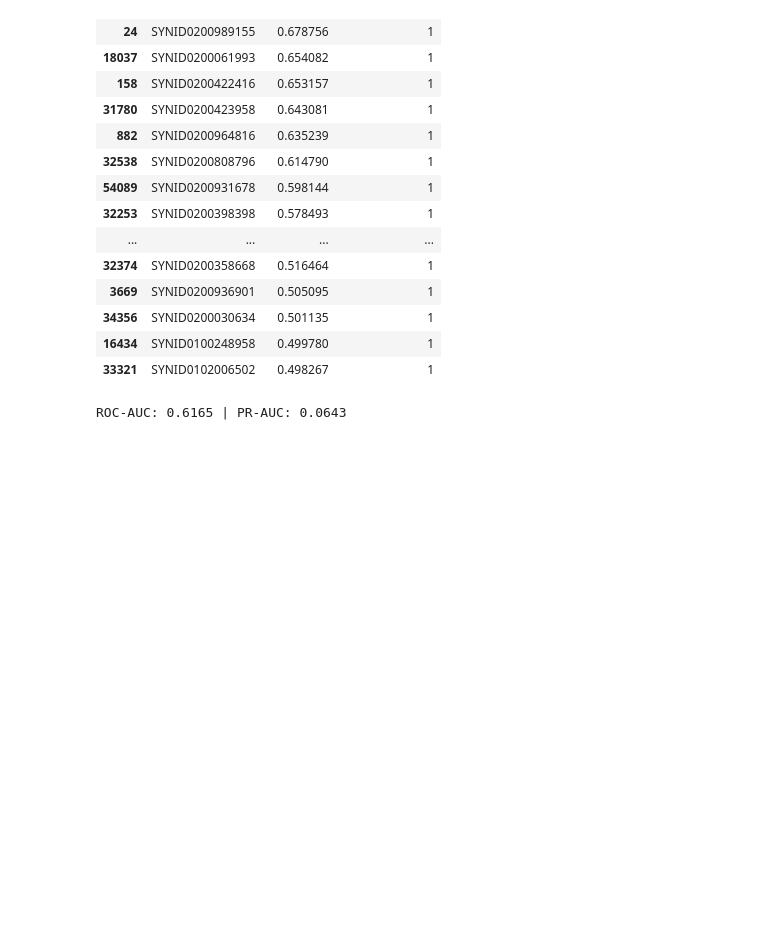
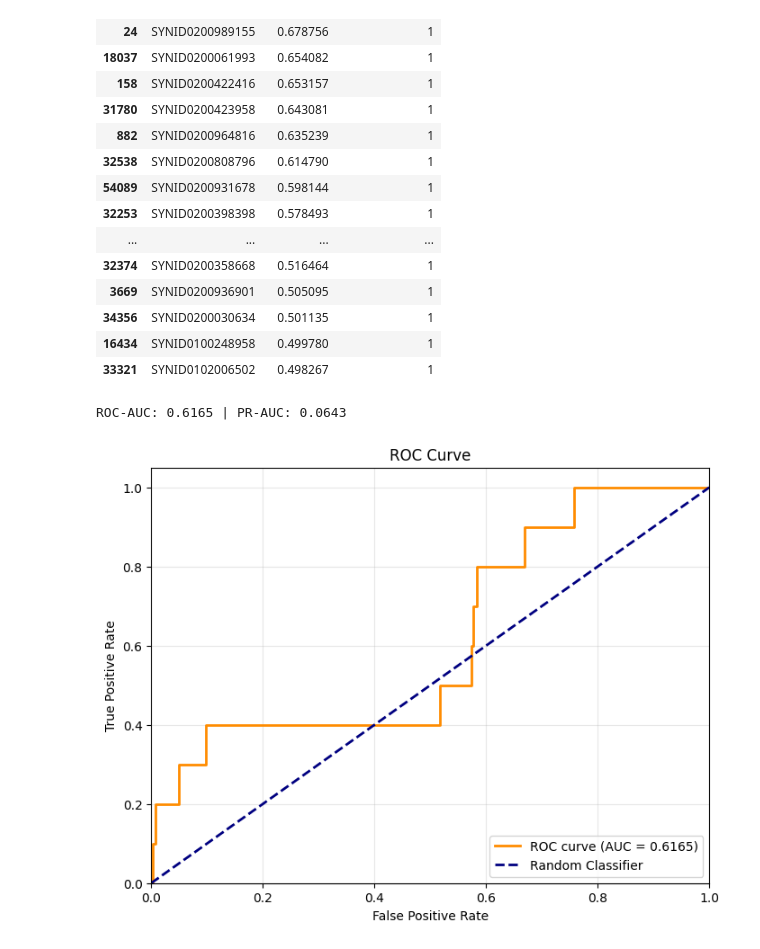
Before and after one commit to GuanlinTony/IMI_Case_Codes, a Jupyter notebook: tony/Tony_graph_model_applicability_fast_v2.ipynb, the cells around one changed output. Drawn from its saved outputs; the diff is of its cells as text; code cells hidden in the pictures; blank space fills up the shorter version.

```diff
--- a/tony/Tony_graph_model_applicability_fast_v2.ipynb
+++ b/tony/Tony_graph_model_applicability_fast_v2.ipynb
@@ -321,6 +321,49 @@ else:
     print("No labels file found; skipping evaluation.")
 # %% [output]
 ROC-AUC: 0.6165 | PR-AUC: 0.0643
+# %%
+from sklearn.metrics import roc_curve, auc
+import matplotlib.pyplot as plt
+
+if os.path.exists(LABEL_PATH):
+    labels = pd.read_parquet(LABEL_PATH)
+
+    label_col = None
+    for c in ["label","is_alert","suspicious","y","target"]:
+        if c in labels.columns:
+            label_col = c
+            break
+
+    if label_col is not None:
+        cust_col = get_customer_col(labels)
+        eval_df = emb_df.merge(
+            labels[[cust_col, label_col]].rename(columns={cust_col: "customer_id"}),
+            on="customer_id",
+            how="inner"
+        )
+        y = eval_df[label_col].astype(int)
+
+        if y.nunique() >= 2:
+            fpr, tpr, _ = roc_curve(y, eval_df["risk_score"])
+            roc_auc = auc(fpr, tpr)
+
+            plt.figure(figsize=(8, 6))
+            plt.plot(fpr, tpr, color='darkorange', lw=2, label=f'ROC curve (AUC = {roc_auc:.4f})')
+            plt.plot([0, 1], [0, 1], color='navy', lw=2, linestyle='--', label='Random Classifier')
+            plt.xlim([0.0, 1.0])
+            plt.ylim([0.0, 1.05])
+            plt.xlabel('False Positive Rate')
+            plt.ylabel('True Positive Rate')
+            plt.title('ROC Curve')
+            plt.legend(loc="lower right")
+            plt.grid(alpha=0.3)
+            plt.show()
+        else:
+            print("Labels are single-class; ROC curve not available.")
+else:
+    print("No labels file found.")
+# %% [output]
+[figure, added]
 # %%
 # -----------------------------
 # Write/Update required model_output.csv (one row per customer_id)
```
Also changed, not shown: 9 other files.
